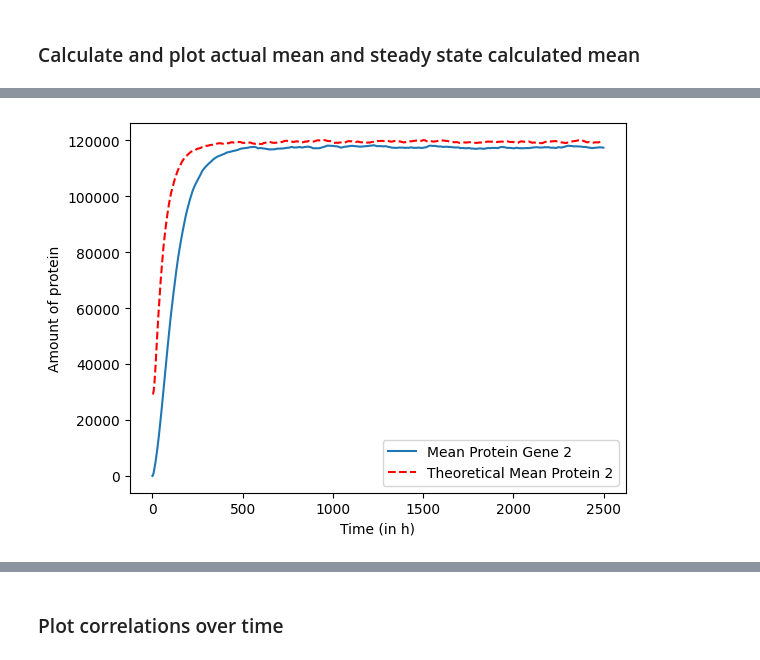
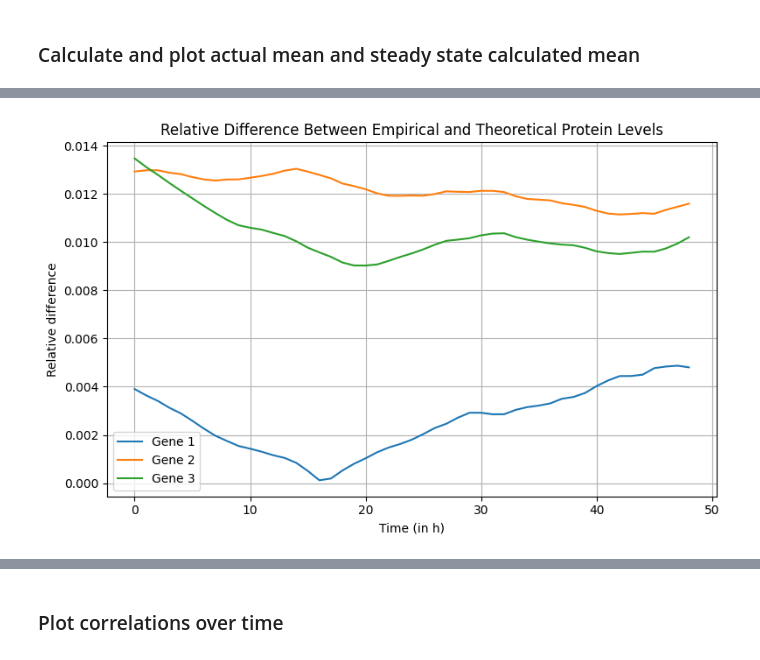
Before and after one commit to Keerthana910234/grnInference, a Jupyter notebook: analysis_code/correlation_calculation/correlation_calculation.ipynb, the cells around one changed output, grey strips where cells are left out. Saved outputs shown, nothing was run; the diff lists cells and outputs as text; code cells hidden in the pictures.

```diff
--- a/analysis_code/correlation_calculation/correlation_calculation.ipynb
+++ b/analysis_code/correlation_calculation/correlation_calculation.ipynb
@@ -423,26 +427,31 @@ plt.show()
-# %%
-mean_val = [[] for _ in range(n_genes)]  # Create a list of lists for each gene
-gene_means = [[] for _ in range(n_genes)]  # Create a list of lists for steady state means
-
-t_list = df['time_step'].unique()
-for t in tqdm(t_list):
-    steady_state_fixed, steady_state_with_sim_data = steady_state_calc(gene_params, interaction_matrix, gene_list, sim_data=df[df['time_step'] == t])
-
-    for i in range(n_genes):
-        gene_means[i].append(steady_state_with_sim_data[i])  # Append the steady state for each gene
-        single_time_point_data = df[df['time_step'] == t]
-        mean_val[i].append(single_time_point_data[f'gene_{i + 1}_protein'].mean())  # Use dynamic gene indexing
-
-# Plotting each gene's mean steady state
-for i in range(n_genes):
-    if i == 1:
-        plt.plot(t_list, mean_val[i], label=f"Mean Protein Gene {i + 1}")
-        plt.plot(t_list, gene_means[i], linestyle="--", color="red", label=f"Theoretical Mean Protein {i + 1}")
-
-plt.xlabel("Time (in h)")
-plt.ylabel("Amount of protein")
-plt.legend()
-plt.show()
-# %% [output]
-[figure, removed]
+# %%
+import numpy as np
+import matplotlib.pyplot as plt
+
+plt.figure(figsize=(8, 5))
+t_array = np.array(t_list)
+t_last = t_array
+
+for i in range(n_genes):
+    empirical = np.array(mean_val[i])
+    theoretical = np.array(gene_means[i])
+
+    empirical_last = empirical
+    theoretical_last = theoretical
+
+    with np.errstate(divide='ignore', invalid='ignore'):
+        relative_diff = np.abs(empirical_last - theoretical_last) / theoretical_last
+        relative_diff = np.nan_to_num(relative_diff)
+
+    plt.plot(t_last, relative_diff, label=f"Gene {i + 1}")
+
+plt.xlabel("Time (in h)")
+plt.ylabel("Relative difference")
+plt.title("Relative Difference Between Empirical and Theoretical Protein Levels")
+plt.legend()
+plt.grid(True)
+plt.tight_layout()
+plt.show()
+# %% [output]
+[figure, added]
 # %%
```
Also changed, not shown: parts of 15 cells of this notebook, 3 other files.
